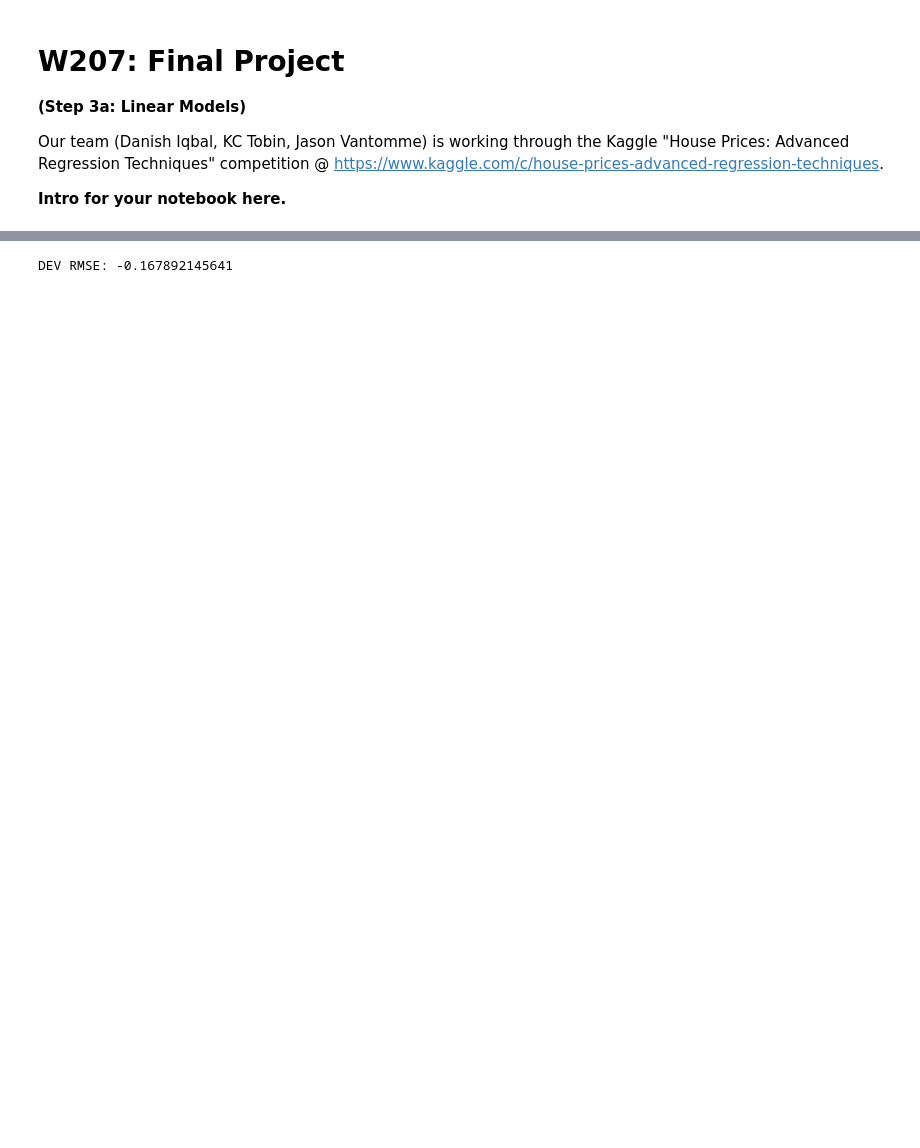
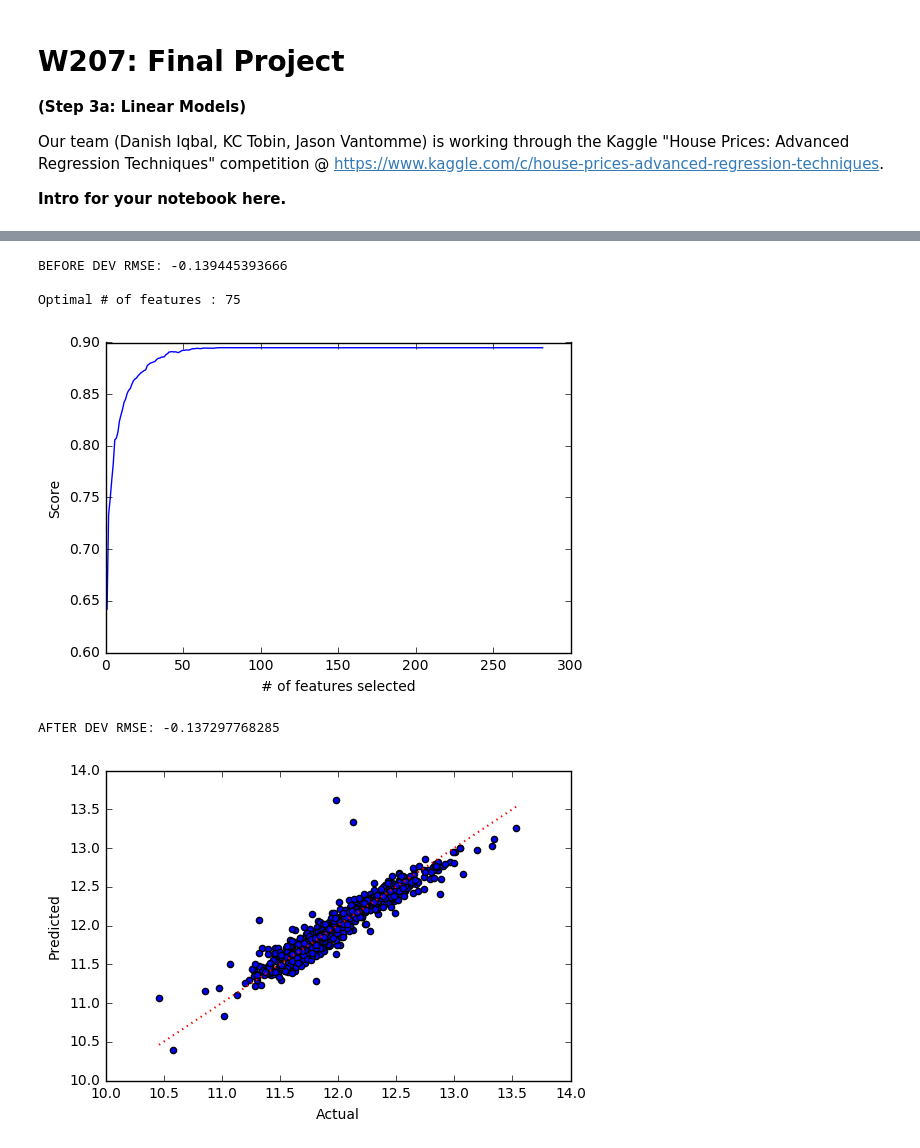
Before and after one commit to kctobin/207, a Jupyter notebook: RealEstateFinal - 3a Linear Models.ipynb, the cells around one changed output, grey strips where cells are left out. Saved outputs shown, nothing was run; the diff lists cells and outputs as text; code cells hidden in the pictures; blank space fills up the shorter version.

```diff
--- a/RealEstateFinal - 3a Linear Models.ipynb
+++ b/RealEstateFinal - 3a Linear Models.ipynb
@@ -153,39 +162,47 @@ DEV RMSE: -0.159333207476
 clf = Lasso(alpha=0.001)
 clf.fit(train, train_labels)
 rmse = -np.sqrt(mean_squared_error(clf.predict(dev), dev_labels))
-print("DEV RMSE: " + str(rmse))
-
+print("BEFORE DEV RMSE: " + str(rmse))
+print
 rfecv = RFECV(estimator=clf, step=1, cv=3)
-rfecv.fit(train, train_labels)
+rfecv.fit(fe_train, fe_train_labels)
 print("Optimal # of features : %d" % rfecv.n_features_)
 
 plt.figure()
 plt.xlabel("# of features selected")
 plt.ylabel("Score")
 plt.plot(range(1, len(rfecv.grid_scores_) + 1), rfecv.grid_scores_)
 plt.show()
 
 feature_mask = rfecv.ranking_ == 1
 local_dev = dev.iloc[:, feature_mask].copy()
 local_train = train.iloc[:, feature_mask].copy()
 clf.fit(local_train, train_labels)
 
 dev_predict = clf.predict(local_dev)
 rmse = -np.sqrt(mean_squared_error(dev_predict, dev_labels))
-print("DEV RMSE: " + str(rmse))
+print("AFTER DEV RMSE: " + str(rmse))
 Lasso_dev_predict = dev_predict
 
 fig, ax = plt.subplots()
 ax.scatter(dev_labels, Lasso_dev_predict)
 ax.plot([dev_labels.min(), dev_labels.max()], [dev_labels.min(), dev_labels.max()], 'r:', linewidth=1.5, lw=4)
 ax.set_xlabel('Actual')
 ax.set_ylabel('Predicted')
 plt.show()
 
-local_test= test.iloc[:, feature_mask].copy()
+reduced_fe_train = fe_train.iloc[:, feature_mask].copy()
+clf = Lasso(alpha=.001)
+clf.fit(reduced_fe_train, fe_train_labels)
+local_test = test.iloc[:, feature_mask].copy()
 Lasso_test_predict = clf.predict(local_test)
 # %% [output]
-DEV RMSE: -0.167892145641
+BEFORE DEV RMSE: -0.139445393666
+
+Optimal # of features : 75
+[figure, added]
+AFTER DEV RMSE: -0.137297768285
+[figure, added]
 # %%
 dev_output_cols= {'Linear_predict':Linear_dev_predict,
                   'Lasso_predict':Lasso_dev_predict,
```
Also changed, not shown: parts of 4 cells of this notebook, 7 other files.
